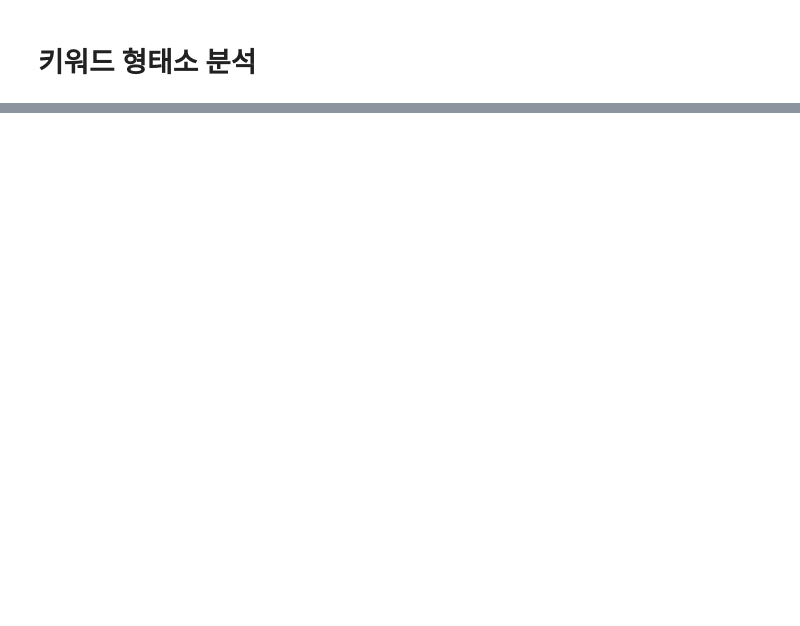
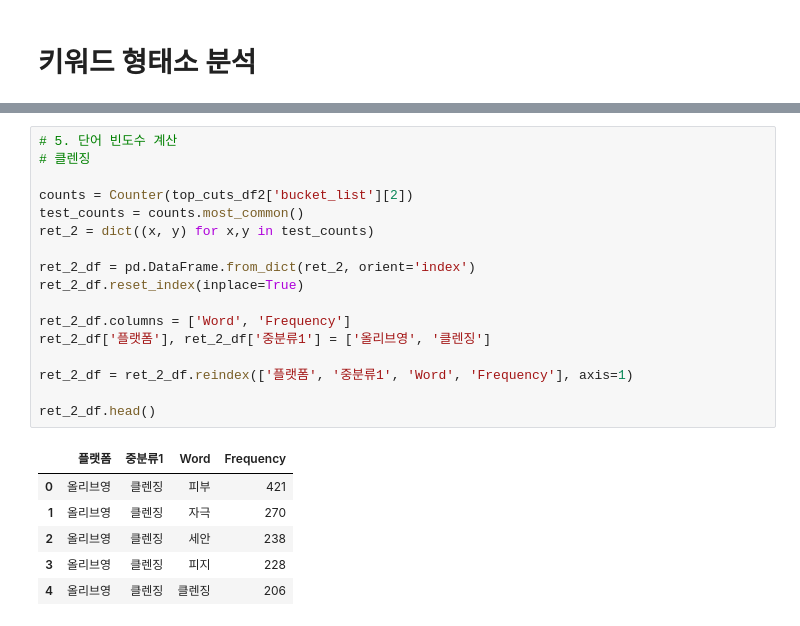
Before and after one commit to sweeeet-zoo/sparta5, a Jupyter notebook: 실전_프로젝트/데이터_전처리_카테고리/키워드_크롤링.ipynb, the cells around one changed output, grey strips where cells are left out. Drawn from its saved outputs; the diff is of its cells as text; blank space fills up the shorter version.

```diff
--- a/실전_프로젝트/데이터_전처리_카테고리/키워드_크롤링.ipynb
+++ b/실전_프로젝트/데이터_전처리_카테고리/키워드_크롤링.ipynb
@@ -865,0 +1137,24 @@ word_df.head(50)
+# %%
+# 5. 단어 빈도수 계산
+# 클렌징
+
+counts = Counter(top_cuts_df2['bucket_list'][2])
+test_counts = counts.most_common()
+ret_2 = dict((x, y) for x,y in test_counts)
+
+ret_2_df = pd.DataFrame.from_dict(ret_2, orient='index')
+ret_2_df.reset_index(inplace=True)
+
+ret_2_df.columns = ['Word', 'Frequency']
+ret_2_df['플랫폼'], ret_2_df['중분류1'] = ['올리브영', '클렌징']
+
+ret_2_df = ret_2_df.reindex(['플랫폼', '중분류1', 'Word', 'Frequency'], axis=1)
+
+ret_2_df.head()
+# %% [output]
+|  | 플랫폼 | 중분류1 | Word | Frequency |
+| 0 | 올리브영 | 클렌징 | 피부 | 421 |
+| 1 | 올리브영 | 클렌징 | 자극 | 270 |
+| 2 | 올리브영 | 클렌징 | 세안 | 238 |
+| 3 | 올리브영 | 클렌징 | 피지 | 228 |
+| 4 | 올리브영 | 클렌징 | 클렌징 | 206 |
```
Also changed, not shown: parts of 33 cells of this notebook, 1 other file.
